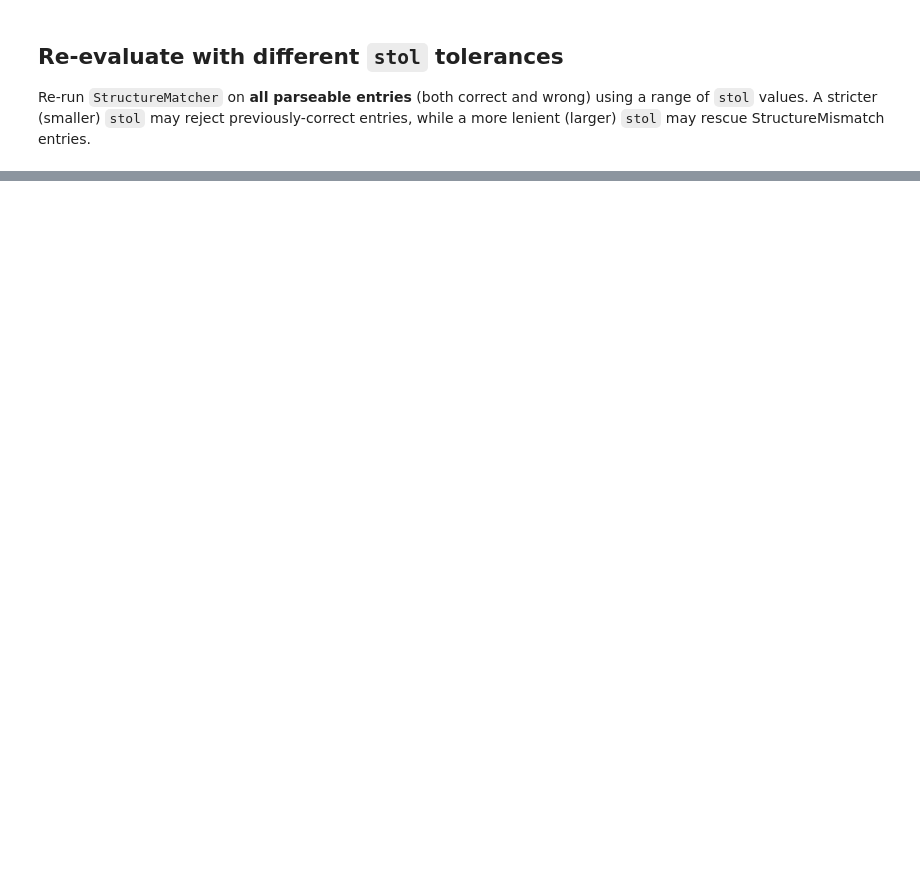
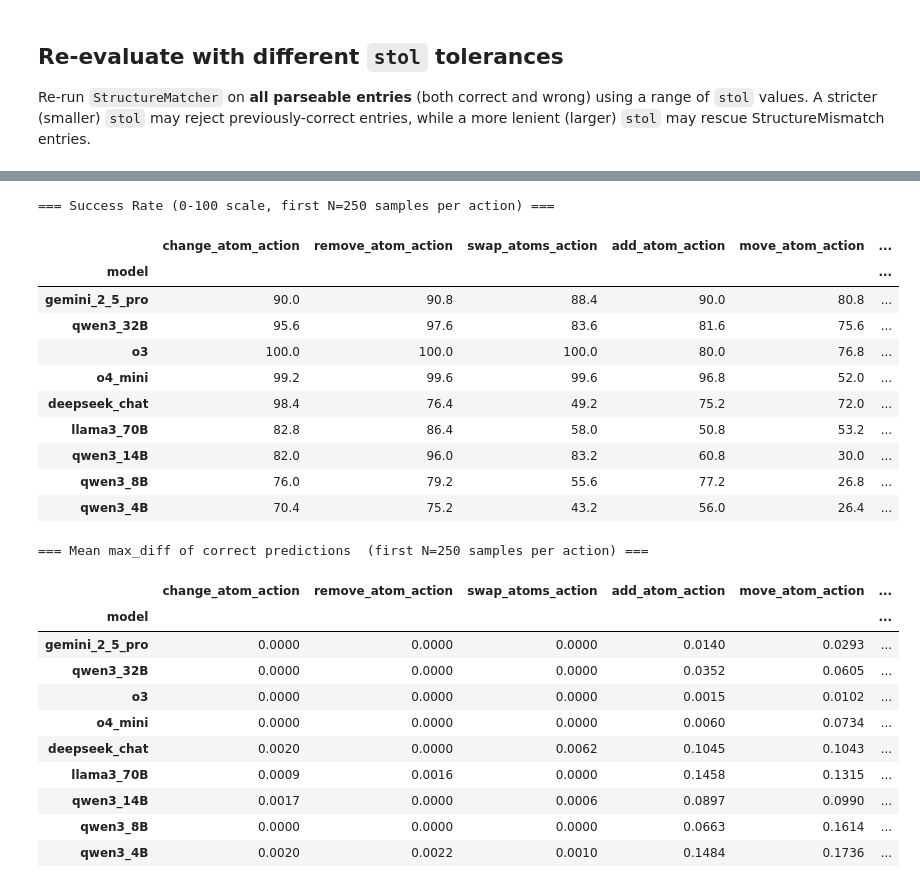
Before and after one commit to theAfish/AtomWorldBench, a Jupyter notebook: src/notebooks/metrics_4_first_N_data.ipynb, the cells around one changed output, grey strips where cells are left out. Drawn from its saved outputs; the diff is of its cells as text; code cells hidden in the pictures; blank space fills up the shorter version.

```diff
--- a/src/notebooks/metrics_4_first_N_data.ipynb
+++ b/src/notebooks/metrics_4_first_N_data.ipynb
@@ -643,0 +652,77 @@ display(
+# %%
+import io, contextlib
+
+# ── Collect success_rate and mean max_diff for every model × action ────────────
+metric_records = []
+
+for action_name in selected_actions:
+    for model_name in selected_models:
+        try:
+            results_dir = _find_latest_results_dir(RESULTS_ROOT, model_name, action_name)
+            with contextlib.redirect_stdout(io.StringIO()):
+                df_res_n, df_wrong_n = _load_first_n_split(results_dir, action_name, N)
+        except FileNotFoundError:
+            continue
+
+        total_n = len(df_res_n) + len(df_wrong_n)
+        if total_n == 0:
+            continue
+
+        sr = len(df_res_n) / total_n
+        mean_md = (
+            df_res_n["max_diff"].mean()
+            if len(df_res_n) and "max_diff" in df_res_n.columns
+            else float("nan")
+        )
+        metric_records.append({
+            "action": action_name,
+            "model": model_name,
+            "success_rate": sr,
+            "mean_max_diff": mean_md,
+        })
+
+df_metrics = pd.DataFrame(metric_records)
+
+# ── Pivot to 2D: rows = models, columns = actions ─────────────────────────────
+df_sr = (
+    df_metrics.pivot(index="model", columns="action", values="success_rate")
+    .reindex(index=selected_models, columns=selected_actions)
+)
+df_mmd = (
+    df_metrics.pivot(index="model", columns="action", values="mean_max_diff")
+    .reindex(index=selected_models, columns=selected_actions)
+)
+df_sr.columns.name = None
+df_mmd.columns.name = None
+
+# ── Display ────────────────────────────────────────────────────────────────────
+print(f"=== Success Rate (0-100 scale, first N={N} samples per action) ===")
+display((df_sr * 100).style.format("{:.1f}", na_rep="—"))
+
+print(f"\n=== Mean max_diff of correct predictions  (first N={N} samples per action) ===")
+display(df_mmd.style.format("{:.4f}", na_rep="—"))
+# %% [output]
+=== Success Rate (0-100 scale, first N=250 samples per action) ===
+|  | change_atom_action | remove_atom_action | swap_atoms_action | add_atom_action | move_atom_action | ... |
+| model |  |  |  |  |  | ... |
+| gemini_2_5_pro | 90.0 | 90.8 | 88.4 | 90.0 | 80.8 | ... |
+| qwen3_32B | 95.6 | 97.6 | 83.6 | 81.6 | 75.6 | ... |
+| o3 | 100.0 | 100.0 | 100.0 | 80.0 | 76.8 | ... |
+| o4_mini | 99.2 | 99.6 | 99.6 | 96.8 | 52.0 | ... |
+| deepseek_chat | 98.4 | 76.4 | 49.2 | 75.2 | 72.0 | ... |
+| llama3_70B | 82.8 | 86.4 | 58.0 | 50.8 | 53.2 | ... |
+| qwen3_14B | 82.0 | 96.0 | 83.2 | 60.8 | 30.0 | ... |
+| qwen3_8B | 76.0 | 79.2 | 55.6 | 77.2 | 26.8 | ... |
+| qwen3_4B | 70.4 | 75.2 | 43.2 | 56.0 | 26.4 | ... |
+=== Mean max_diff of correct predictions  (first N=250 samples per action) ===
+|  | change_atom_action | remove_atom_action | swap_atoms_action | add_atom_action | move_atom_action | ... |
+| model |  |  |  |  |  | ... |
+| gemini_2_5_pro | 0.0000 | 0.0000 | 0.0000 | 0.0140 | 0.0293 | ... |
+| qwen3_32B | 0.0000 | 0.0000 | 0.0000 | 0.0352 | 0.0605 | ... |
+| o3 | 0.0000 | 0.0000 | 0.0000 | 0.0015 | 0.0102 | ... |
+| o4_mini | 0.0000 | 0.0000 | 0.0000 | 0.0060 | 0.0734 | ... |
+| deepseek_chat | 0.0020 | 0.0000 | 0.0062 | 0.1045 | 0.1043 | ... |
+| llama3_70B | 0.0009 | 0.0016 | 0.0000 | 0.1458 | 0.1315 | ... |
+| qwen3_14B | 0.0017 | 0.0000 | 0.0006 | 0.0897 | 0.0990 | ... |
+| qwen3_8B | 0.0000 | 0.0000 | 0.0000 | 0.0663 | 0.1614 | ... |
+| qwen3_4B | 0.0020 | 0.0022 | 0.0010 | 0.1484 | 0.1736 | ... |
```
Also changed, not shown: parts of 6 cells of this notebook.
